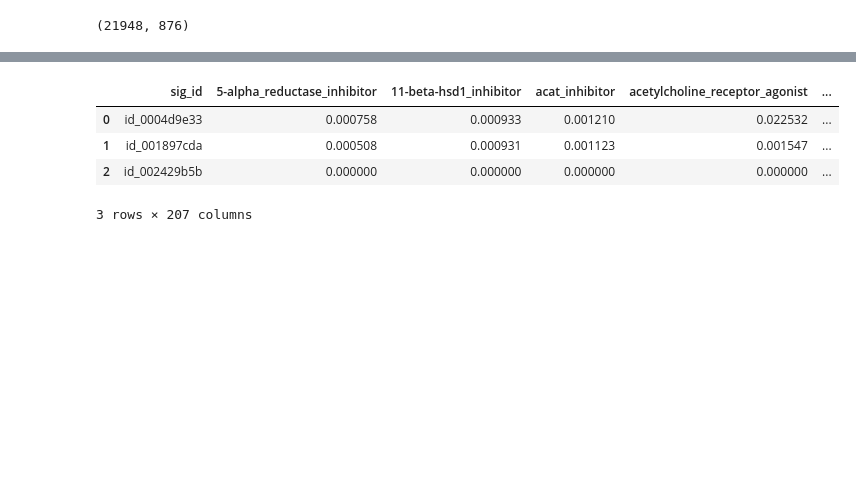
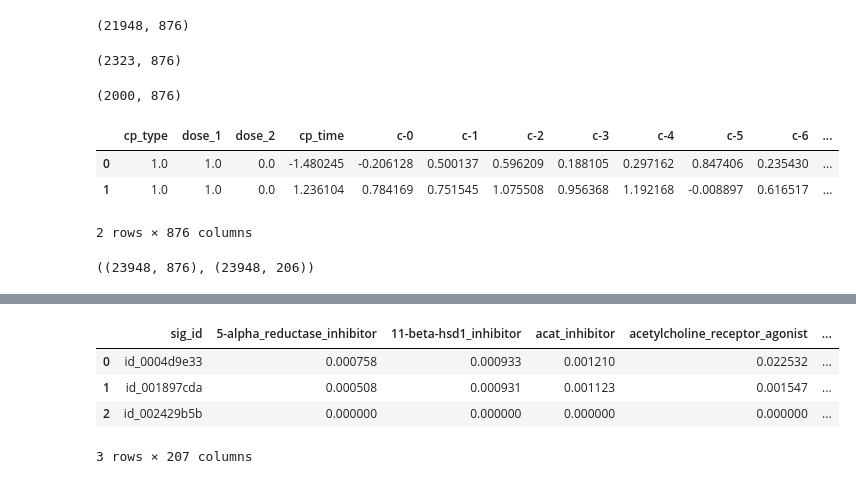
Before and after one commit to Hackman-git/Mechanisms_of_action, a Jupyter notebook: modeling.ipynb, the cells around one changed output, grey strips where cells are left out. Saved outputs shown, nothing was run; the diff lists cells and outputs as text; code cells hidden in the pictures; blank space fills up the shorter version.

Commit message:
upsampling minority classes

```diff
--- a/modeling.ipynb
+++ b/modeling.ipynb
@@ -26,6 +28,10 @@ def preprocessing(train_features, train_y, test_features):
     # we don't need ctl_vehicle
     train_y = train_y.loc[train_features['cp_type']==1].reset_index(drop=True)
     train_features = train_features.loc[train_features['cp_type']==1].reset_index(drop=True)
+
+    cols = train_features.columns
+    cell_cols = [col for col in cols if col.startswith("c-")]
+    gene_cols = [col for col in cols if col.startswith('g-')]
 
     # numeric cols
     num = ['cp_time'] + cell_cols + gene_cols
@@ -74,0 +121,51 @@ all_features = train_x_trans.columns
+# %%
+def MLSMOTE(X, y, n_sample, neigh=5):
+    """
+    Give the augmented data using MLSMOTE algorithm
+
+    args
+    X: pandas.DataFrame, input vector DataFrame
+    y: pandas.DataFrame, feature vector dataframe
+    n_sample: int, number of newly generated sample
+
+    return
+    new_X: pandas.DataFrame, augmented feature vector data
+    target: pandas.DataFrame, augmented target vector data
+    """
+    indices2 = nearest_neighbour(X, neigh=5)
+    n = len(indices2)
+    new_X = np.zeros((n_sample, X.shape[1]))
+    target = np.zeros((n_sample, y.shape[1]))
+    for i in range(n_sample):
+        reference = random.randint(0, n-1)
+        neighbor = random.choice(indices2[reference, 1:])
+        all_point = indices2[reference]
+        nn_df = y[y.index.isin(all_point)]
+        ser = nn_df.sum(axis = 0, skipna = True)
+        target[i] = np.array([1 if val > 0 else 0 for val in ser])
+        ratio = random.random()
+        gap = X.loc[reference,:] - X.loc[neighbor,:]
+        new_X[i] = np.array(X.loc[reference,:] + ratio * gap)
+    new_X = pd.DataFrame(new_X, columns=X.columns)
+    target = pd.DataFrame(target, columns=y.columns)
+
+    return new_X, target
+# %%
+train_x_sub, train_y_sub = get_minority_samples(train_x_trans, train_y)
+# %%
+train_x_sub.shape
+# %% [output]
+(2323, 876)
+# %%
+train_x_aug, train_y_aug = MLSMOTE(train_x_sub, train_y_sub, 2000, 5)
+# %%
+train_x_aug.shape
+# %% [output]
+(2000, 876)
+# %%
+train_x_aug.head(2)
+# %% [output]
+|  | cp_type | dose_1 | dose_2 | cp_time | c-0 | c-1 | c-2 | c-3 | c-4 | c-5 | c-6 | ... |
+| 0 | 1.0 | 1.0 | 0.0 | -1.480245 | -0.206128 | 0.500137 | 0.596209 | 0.188105 | 0.297162 | 0.847406 | 0.235430 | ... |
+| 1 | 1.0 | 1.0 | 0.0 | 1.236104 | 0.784169 | 0.751545 | 1.075508 | 0.956368 | 1.192168 | -0.008897 | 0.616517 | ... |
+2 rows × 876 columns
@@ -75,3 +175,7 @@ all_features = train_x_trans.columns
+# %%
+train_x_ups.shape, train_y_ups.shape
+# %% [output]
+((23948, 876), (23948, 206))
 # %%
 def model_init():
     model = keras.models.Sequential([
```
Also changed, not shown: parts of 7 cells of this notebook.
